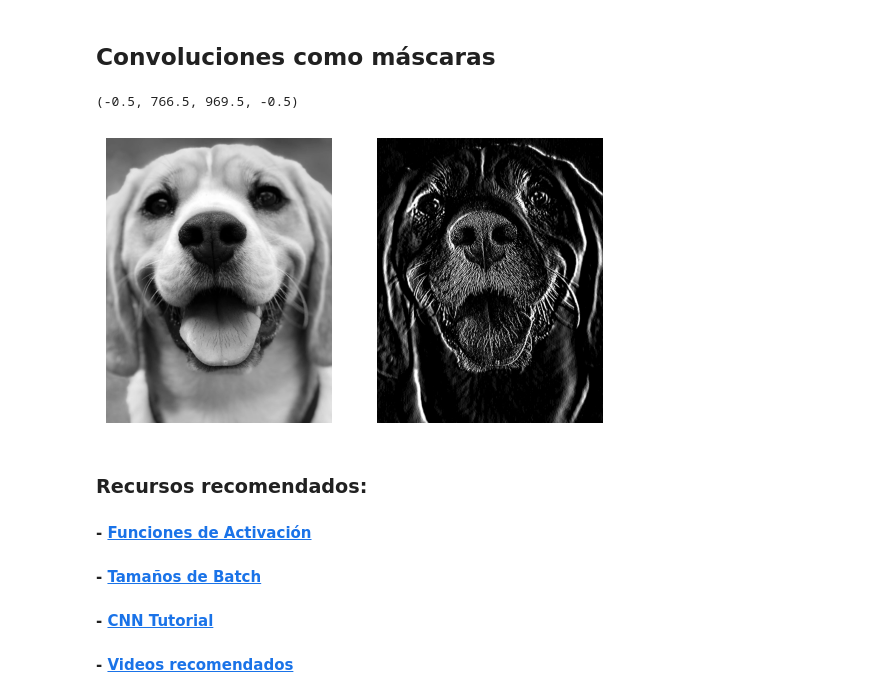
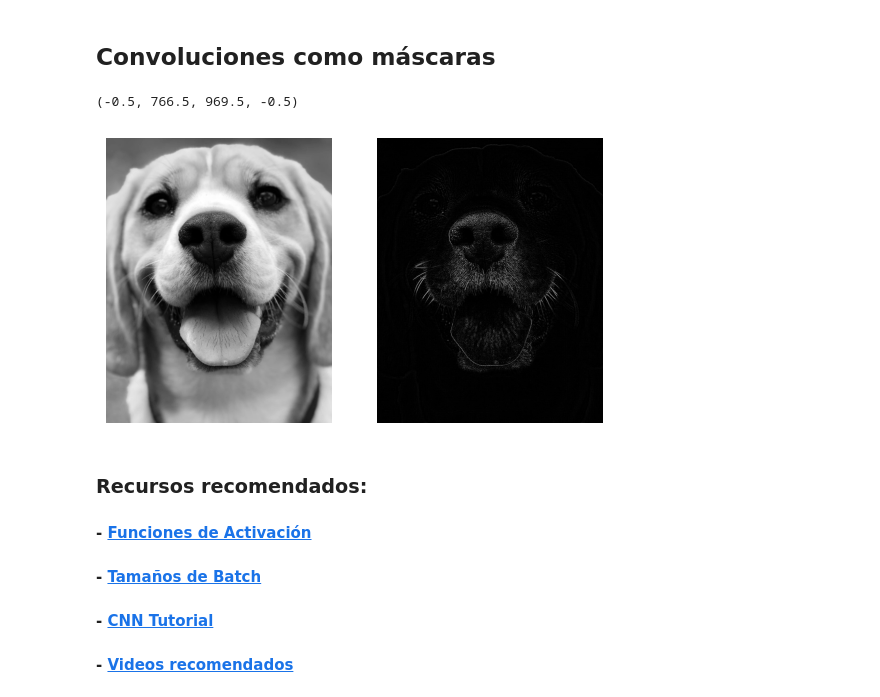
Before and after one commit to andrescastro-itm/IA_ITM_2025-2, a Jupyter notebook: Clase23/1-MLP_CNN.ipynb, the cells around one changed output. Cells and saved outputs as stored; diff of their text form; code cells hidden in the pictures.

```diff
--- a/Clase23/1-MLP_CNN.ipynb
+++ b/Clase23/1-MLP_CNN.ipynb
@@ -29,40 +29,40 @@ import numpy as np
 #                                [2, 0, -2],
 #                                [1, 0, -1]])
 
 # convolution_kernel = np.array([[-1, -2, -1],
 #                                [0, 0, 0],
 #                                [1, 2, 1]])
 
 # convolution_kernel = np.array([[1, 2, 1],
 #                                [0, 0, 0],
 #                                [-1, -2, -1]])
 
-# convolution_kernel = np.array([[-1, -1, -1],
-#                                [-1, 8, -1],
-#                                [-1, -1, -1]])
+convolution_kernel = np.array([[-1, -1, -1],
+                               [-1, 8, -1],
+                               [-1, -1, -1]])
 
-convolution_kernel = np.array([[3, 0, -3],
-                               [10, 0, -10],
-                               [3, 0, -3]])
+# convolution_kernel = np.array([[3, 0, -3],
+#                                [10, 0, -10],
+#                                [3, 0, -3]])
 
 # convolution_kernel = np.array([[0, 1, 0],
 #                                [1, -4, 1],
 #                                [0, 1, 0]])
 
 image = cv2.imread('perro.jpg')
 image = cv2.cvtColor(src=image, code=cv2.COLOR_BGR2GRAY)
 result = cv2.filter2D(image, -1, convolution_kernel)
 
 plt.subplot(121)
 plt.imshow(image, cmap='gray')
 plt.axis('off')
 
 plt.subplot(122)
 plt.imshow(result,cmap='gray')
 plt.axis('off')
 # %% [output]
 (-0.5, 766.5, 969.5, -0.5)
-[figure, old version]
+[figure, new version]
 # %% [markdown]
 ### Recursos recomendados:
 
```
Also changed, not shown: 2 other files.
